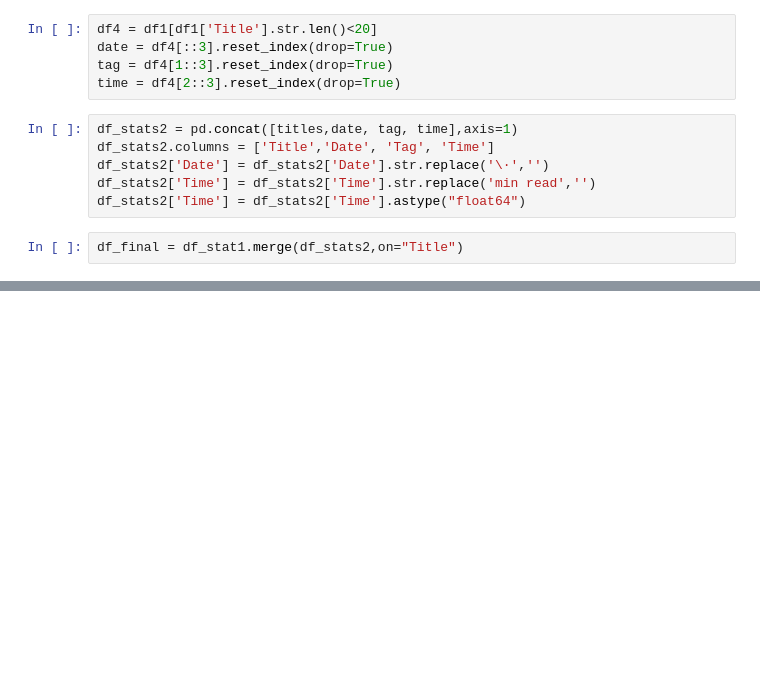
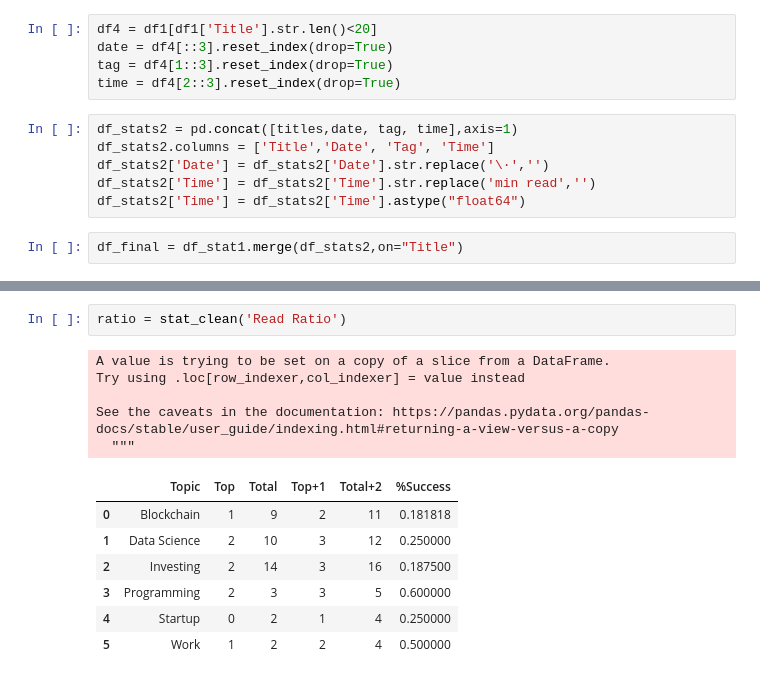
Before and after one commit to kikun1234/Medium_Python_Stats, a Jupyter notebook: Stats.ipynb, the cells around one changed output, grey strips where cells are left out. Drawn from its saved outputs; the diff is of its cells as text; blank space fills up the shorter version.

```diff
--- a/Stats.ipynb
+++ b/Stats.ipynb
@@ -144,0 +163,15 @@ See the caveats in the documentation: https://pandas.pydata.org/pandas-docs/stab
+# %%
+ratio = stat_clean('Read Ratio')
+# %% [output]
+A value is trying to be set on a copy of a slice from a DataFrame.
+Try using .loc[row_indexer,col_indexer] = value instead
+
+See the caveats in the documentation: https://pandas.pydata.org/pandas-docs/stable/user_guide/indexing.html#returning-a-view-versus-a-copy
+  """
+|  | Topic | Top | Total | Top+1 | Total+2 | %Success |
+| 0 | Blockchain | 1 | 9 | 2 | 11 | 0.181818 |
+| 1 | Data Science | 2 | 10 | 3 | 12 | 0.250000 |
+| 2 | Investing | 2 | 14 | 3 | 16 | 0.187500 |
+| 3 | Programming | 2 | 3 | 3 | 5 | 0.600000 |
+| 4 | Startup | 0 | 2 | 1 | 4 | 0.250000 |
+| 5 | Work | 1 | 2 | 2 | 4 | 0.500000 |
```
Also changed, not shown: parts of 8 cells of this notebook.
